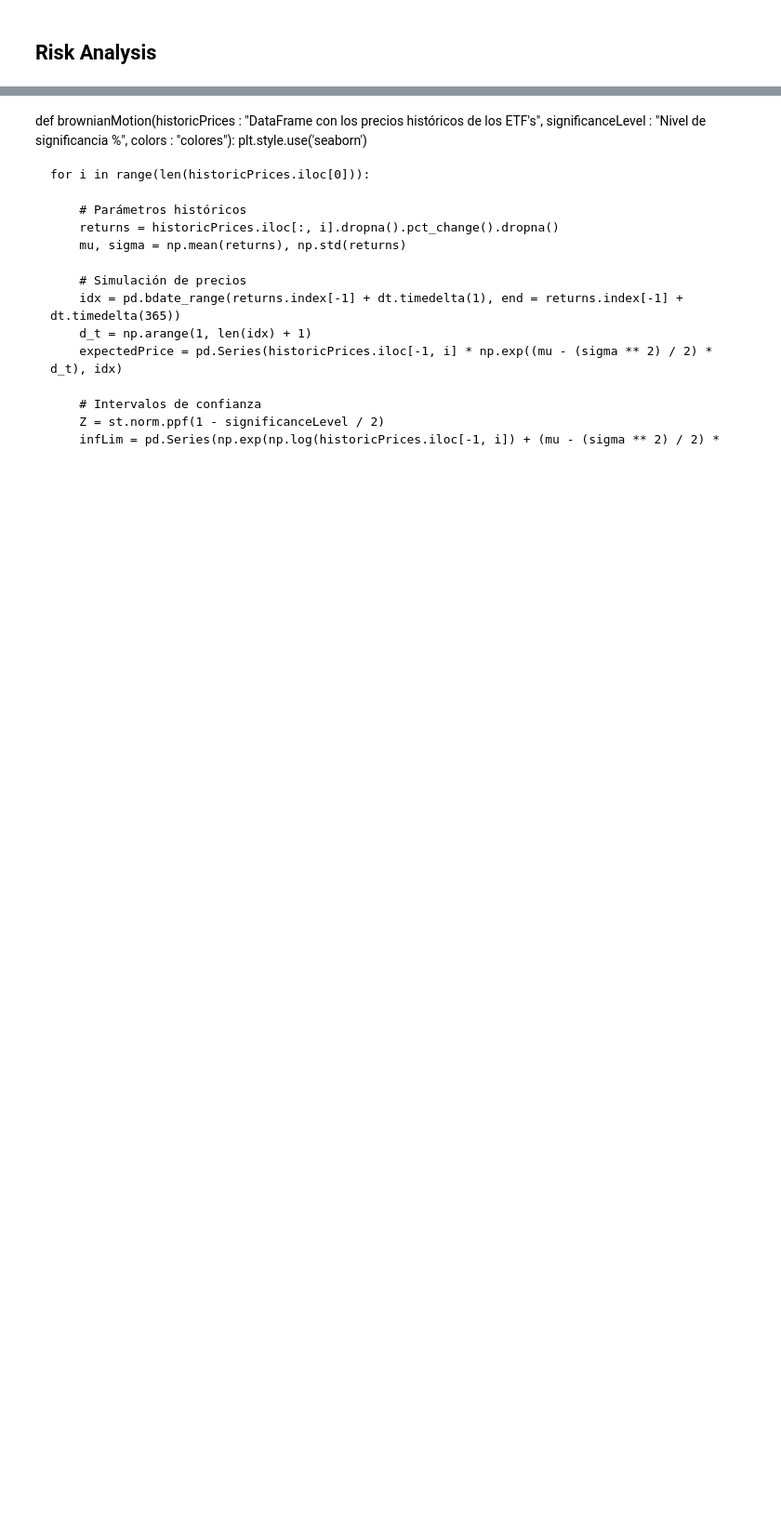
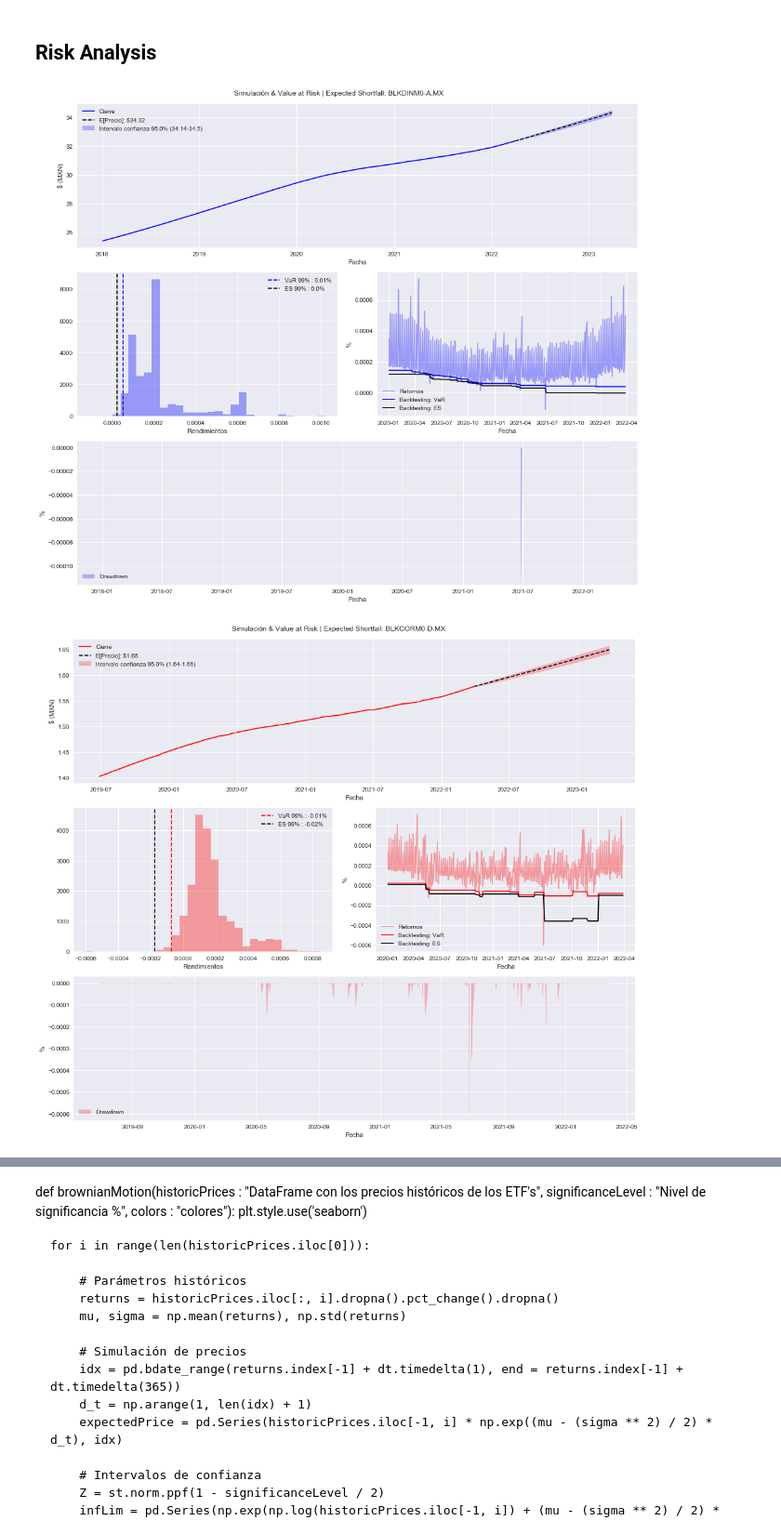
Before and after one commit to AndresLaresBarragan/ConcursoCity_BlackRock, a Jupyter notebook: prueba.ipynb, the cells around one changed output, grey strips where cells are left out. Shown: that part at 93% size. Cells and saved outputs as stored; diff of their text form; code cells hidden in the pictures; blank space fills up the shorter version.

```diff
--- a/prueba.ipynb
+++ b/prueba.ipynb
@@ -122,0 +296,7 @@ for (url, ticker) in zip(urls, tickers):
+# %%
+historicPrices = downloadData(["BLKDINM0-A.MX", "BLKCORM0-D.MX", "GOLD5+B2-C.MX", "BLKINT1B1-D.MX", "BLKUSEQC0-C.MX"])
+colors = ["blue", "red", "green", "violet", "gold"]
+riskAnalysis(historicPrices, 99, colors, 0.05)
+# %% [output]
+[figure, added]
+[figure, added]
```
Also changed, not shown: parts of 2 cells of this notebook.
